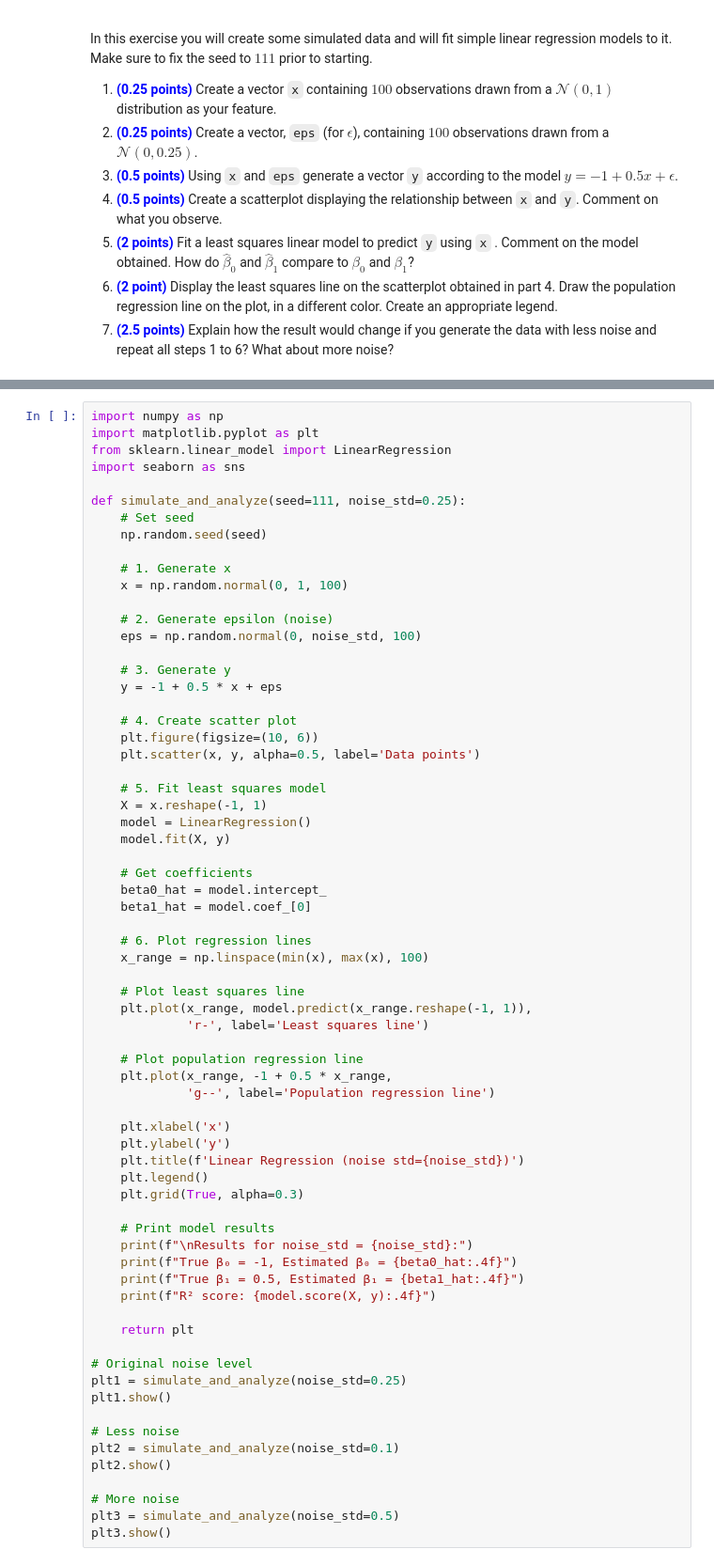
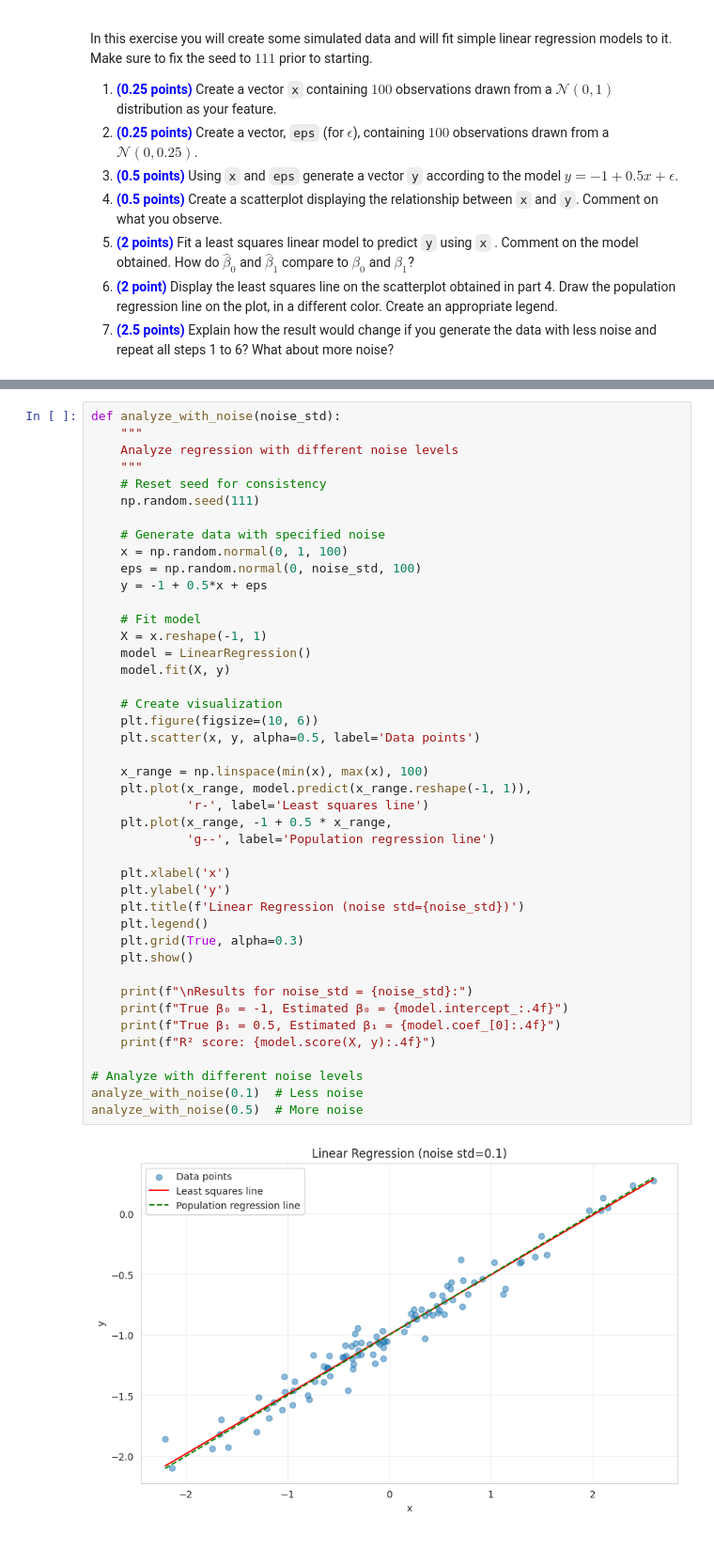
Before and after one commit to fsawadogo/Assignments, a Jupyter notebook: Assignment01.ipynb, the cells around one changed output, grey strips where cells are left out. Shown: that part at 94% size. Drawn from its saved outputs; the diff is of its cells as text.

```diff
--- a/Assignment01.ipynb
+++ b/Assignment01.ipynb
@@ -182,69 +313,45 @@ starting.
 # %%
-import numpy as np
-import matplotlib.pyplot as plt
-from sklearn.linear_model import LinearRegression
-import seaborn as sns
+def analyze_with_noise(noise_std):
+    """
+    Analyze regression with different noise levels
+    """
+    # Reset seed for consistency
+    np.random.seed(111)
 
-def simulate_and_analyze(seed=111, noise_std=0.25):
-    # Set seed
-    np.random.seed(seed)
+    # Generate data with specified noise
+    x = np.random.normal(0, 1, 100)
+    eps = np.random.normal(0, noise_std, 100)
+    y = -1 + 0.5*x + eps
 
-    # 1. Generate x
-    x = np.random.normal(0, 1, 100)
-
-    # 2. Generate epsilon (noise)
-    eps = np.random.normal(0, noise_std, 100)
-
-    # 3. Generate y
-    y = -1 + 0.5 * x + eps
-
-    # 4. Create scatter plot
-    plt.figure(figsize=(10, 6))
-    plt.scatter(x, y, alpha=0.5, label='Data points')
-
-    # 5. Fit least squares model
+    # Fit model
     X = x.reshape(-1, 1)
     model = LinearRegression()
     model.fit(X, y)
 
-    # Get coefficients
-    beta0_hat = model.intercept_
-    beta1_hat = model.coef_[0]
+    # Create visualization
+    plt.figure(figsize=(10, 6))
+    plt.scatter(x, y, alpha=0.5, label='Data points')
 
-    # 6. Plot regression lines
     x_range = np.linspace(min(x), max(x), 100)
-
-    # Plot least squares line
     plt.plot(x_range, model.predict(x_range.reshape(-1, 1)),
              'r-', label='Least squares line')
-
-    # Plot population regression line
     plt.plot(x_range, -1 + 0.5 * x_range,
              'g--', label='Population regression line')
 
     plt.xlabel('x')
     plt.ylabel('y')
     plt.title(f'Linear Regression (noise std={noise_std})')
     plt.legend()
     plt.grid(True, alpha=0.3)
+    plt.show()
 
-    # Print model results
     print(f"\nResults for noise_std = {noise_std}:")
-    print(f"True β₀ = -1, Estimated β₀ = {beta0_hat:.4f}")
-    print(f"True β₁ = 0.5, Estimated β₁ = {beta1_hat:.4f}")
+    print(f"True β₀ = -1, Estimated β₀ = {model.intercept_:.4f}")
+    print(f"True β₁ = 0.5, Estimated β₁ = {model.coef_[0]:.4f}")
     print(f"R² score: {model.score(X, y):.4f}")
 
-    return plt
-
-# Original noise level
-plt1 = simulate_and_analyze(noise_std=0.25)
-plt1.show()
-
-# Less noise
-plt2 = simulate_and_analyze(noise_std=0.1)
-plt2.show()
-
-# More noise
-plt3 = simulate_and_analyze(noise_std=0.5)
-plt3.show()
+# Analyze with different noise levels
+analyze_with_noise(0.1)  # Less noise
+analyze_with_noise(0.5)  # More noise
 # %% [output]
+[figure, new version]
```
Also changed, not shown: parts of 20 cells of this notebook.
